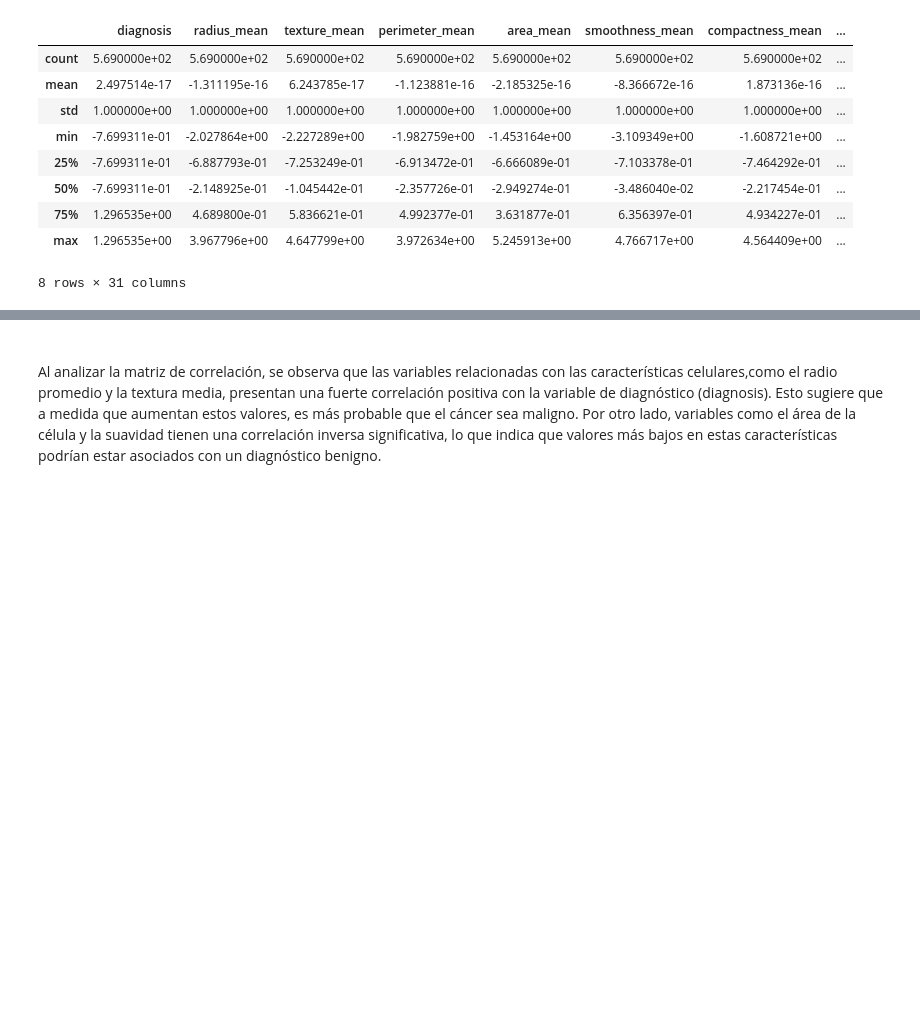
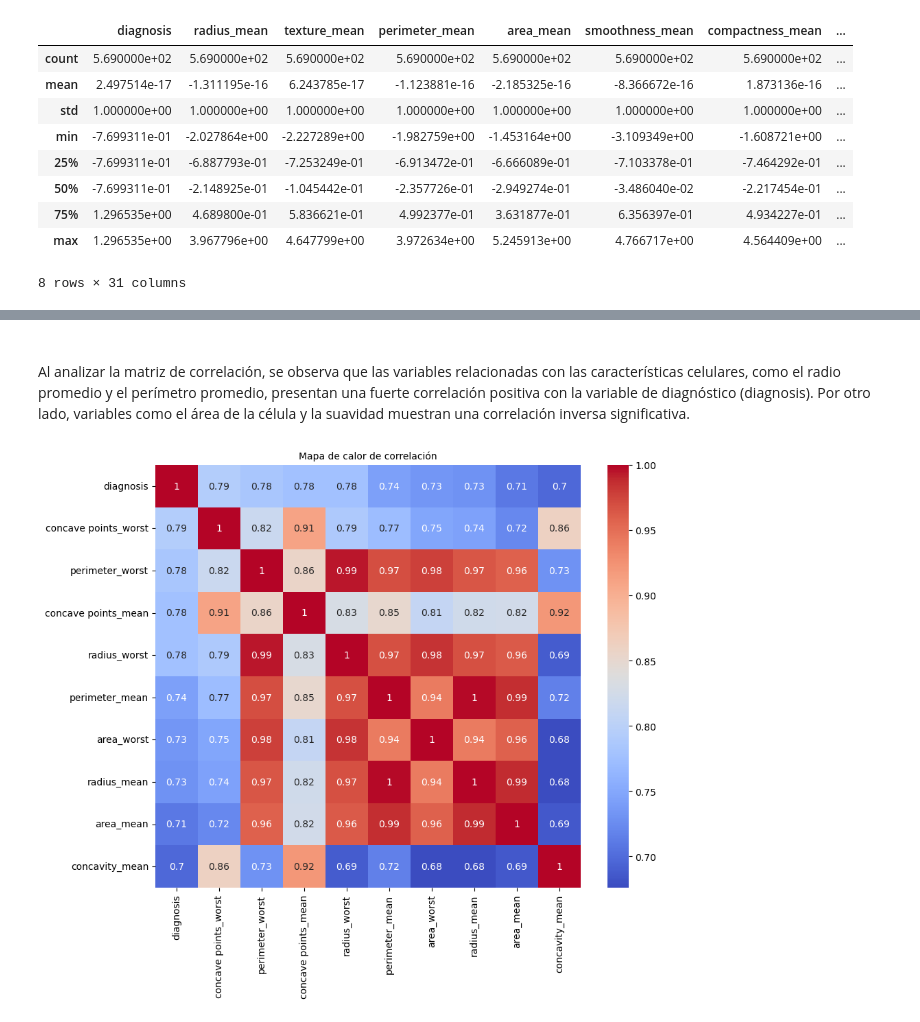
Before and after one commit to Nauh2002/Tp_mate3, a Jupyter notebook: analisis y limpieza de datos.ipynb, the cells around one changed output, grey strips where cells are left out. Cells and saved outputs as stored; diff of their text form; code cells hidden in the pictures; blank space fills up the shorter version.

Commit message:
mapa de correlacion, grafico y red neuronal corregidos

```diff
--- a/analisis y limpieza de datos.ipynb
+++ b/analisis y limpieza de datos.ipynb
@@ -282,3 +279,34 @@ plt.show()
-# %% [markdown]
-###
-Al analizar la matriz de correlación, se observa que las variables relacionadas con las características celulares,como el radio promedio y la textura media, presentan una fuerte correlación positiva con la variable de diagnóstico (diagnosis). Esto sugiere que a medida que aumentan estos valores, es más probable que el cáncer sea maligno. Por otro lado, variables como el área de la célula y la suavidad tienen una correlación inversa significativa, lo que indica que valores más bajos en estas características podrían estar asociados con un diagnóstico benigno.
+# %% [markdown]
+###
+Al analizar la matriz de correlación, se observa que las variables relacionadas con las características celulares, como el radio promedio y el perímetro promedio, presentan una fuerte correlación positiva con la variable de diagnóstico (diagnosis). Por otro lado, variables como el área de la célula y la suavidad muestran una correlación inversa significativa.
+# %%
+df2 = pd.read_csv("cancer_de_mama_limpio.csv", index_col=0)
+
+# Definir la variable de salida
+variable_salida = "diagnosis"
+
+# Calcular la matriz de correlación
+correlacion = df2.corr()
+
+# Seleccionar las 10 columnas con mayor correlación (en valor absoluto) con la variable de salida
+columnas_top10 = correlacion[variable_salida].abs().sort_values(ascending=False).head(10).index
+
+# Crear un nuevo DataFrame solo con las columnas relevantes
+df_top10 = df2[columnas_top10]
+
+# creo el grafico y el tamaño
+plt.figure(figsize=(10, 8))
+
+# Crea un mapa de calor que visualiza la matriz de correlación
+sns.heatmap(df_top10.corr(), annot=True, cmap="coolwarm")
+
+# titulo
+plt.title('Mapa de calor de correlación', fontsize=10)
+
+# Muestra la gráfica del mapa de calor
+plt.show()
+
+# creo nuevo archivo
+df_top10.to_csv("cancer_de_mama_limpio_top10")
+# %% [output]
+[figure, added]
```
Also changed, not shown: parts of 2 cells of this notebook, 2 other files.
